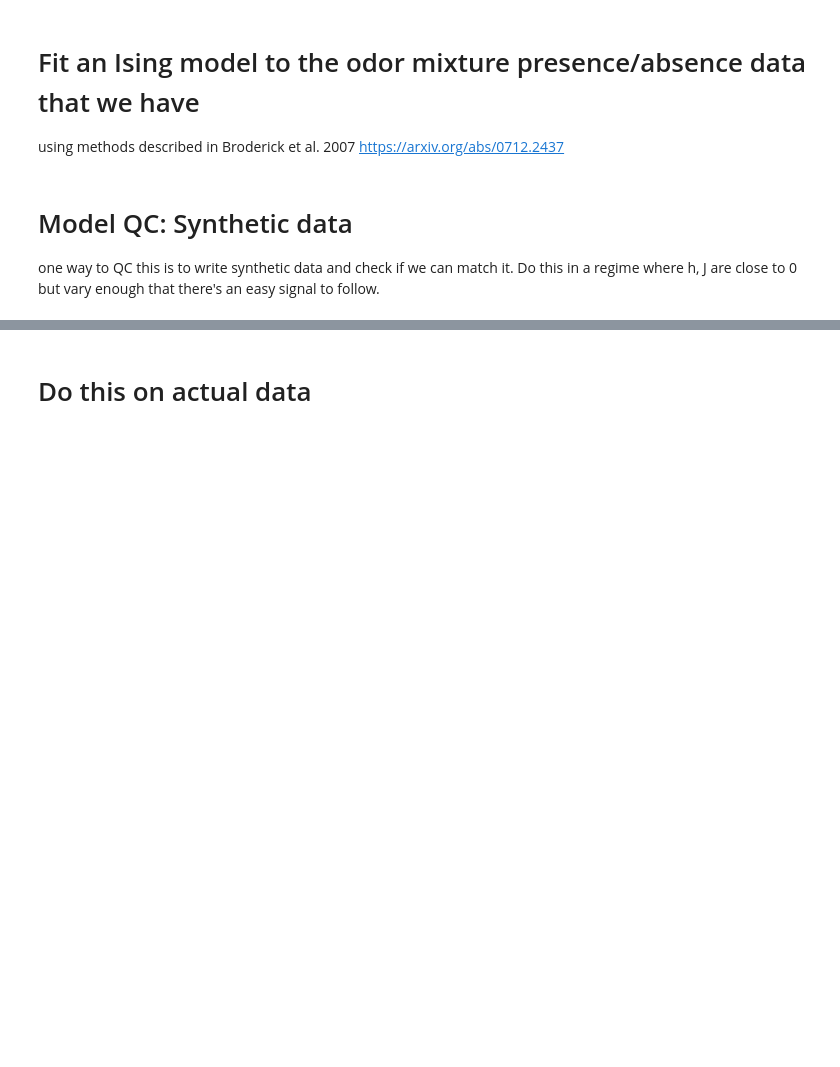
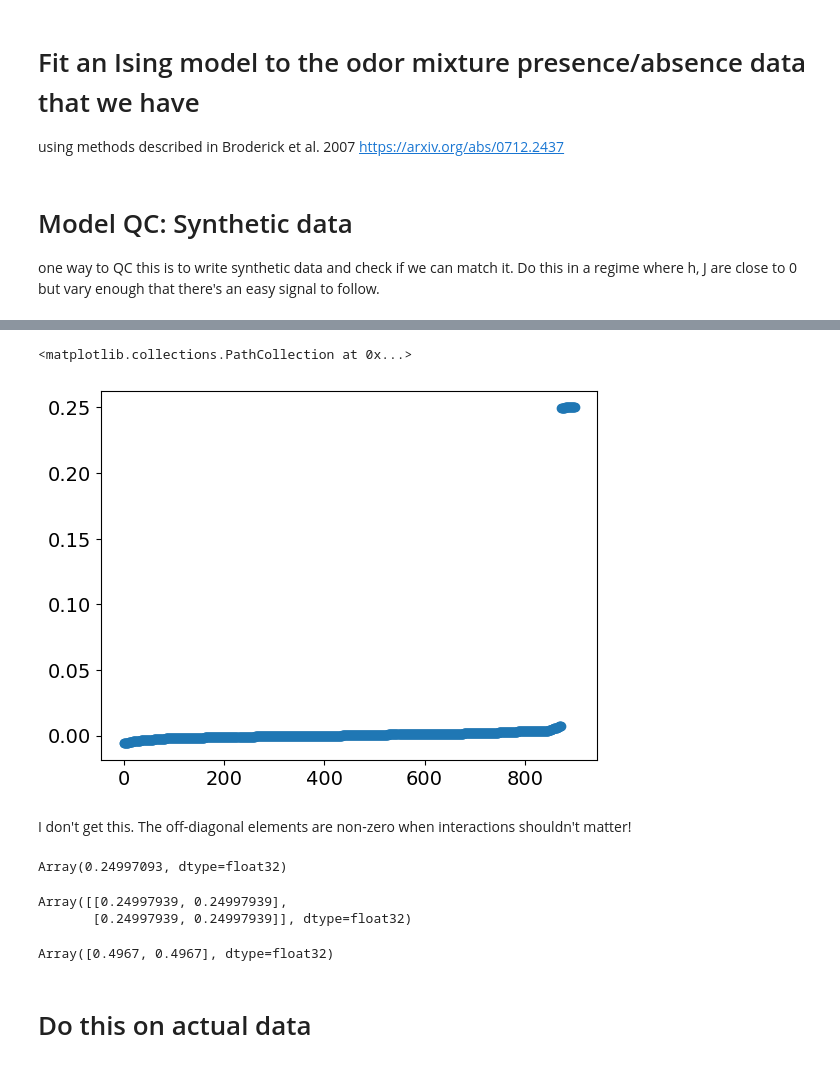
Before and after one commit to juancarlosfdc/noncanonical-olfaction, a Jupyter notebook: ising/fit_ising_model.ipynb, the cells around one changed output, grey strips where cells are left out. Saved outputs shown, nothing was run; the diff lists cells and outputs as text; code cells hidden in the pictures; blank space fills up the shorter version.

```diff
--- a/ising/fit_ising_model.ipynb
+++ b/ising/fit_ising_model.ipynb
@@ -351,3 +371,25 @@ oim.tau = 200
+# %%
+off_diagonal = covs * (1 - jnp.eye(N))
+# %%
+plt.scatter(range(len(off_diagonal.flatten())), jnp.sort(off_diagonal.flatten()))
+# %% [output]
+<matplotlib.collections.PathCollection at 0x...>
+[figure, added]
+# %% [markdown]
+I don't get this. The off-diagonal elements are non-zero when interactions shouldn't matter!
+# %%
+jnp.var(oim.data.values[0])
+# %% [output]
+Array(0.24997093, dtype=float32)
+# %%
+jnp.cov(oim.data.values)
+# %% [output]
+Array([[0.24997939, 0.24997939],
+       [0.24997939, 0.24997939]], dtype=float32)
+# %%
+oim.compute_averages(oim.data.values, None, True)[0]
+# %% [output]
+Array([0.4967, 0.4967], dtype=float32)
 # %% [markdown]
 # Do this on actual data
 # %%
```
Also changed, not shown: parts of 22 cells of this notebook.
